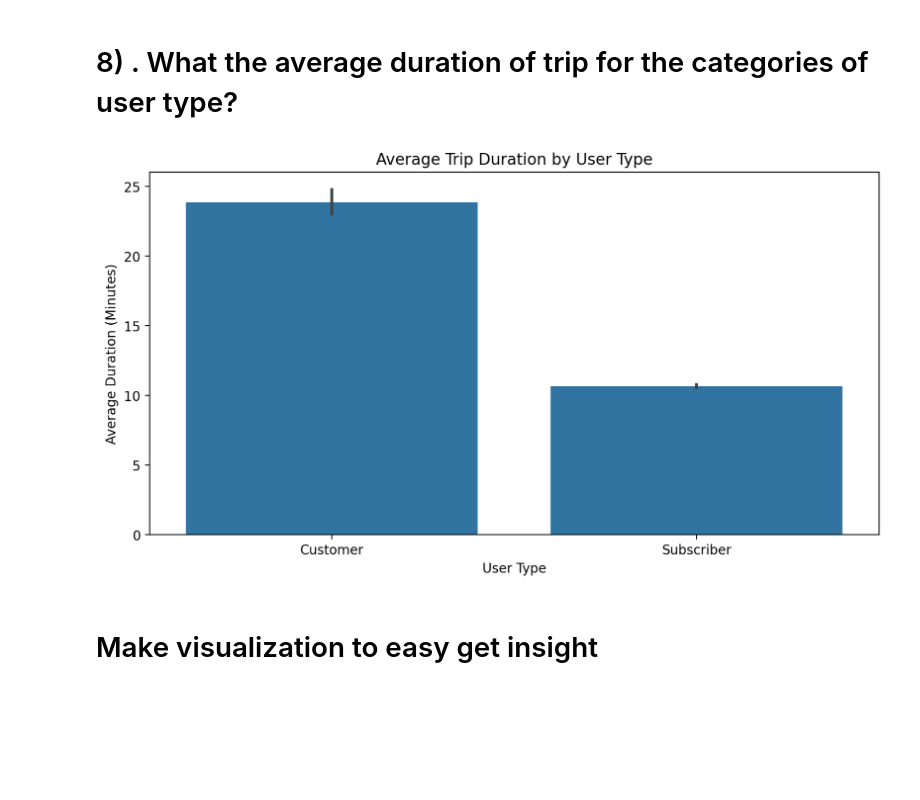
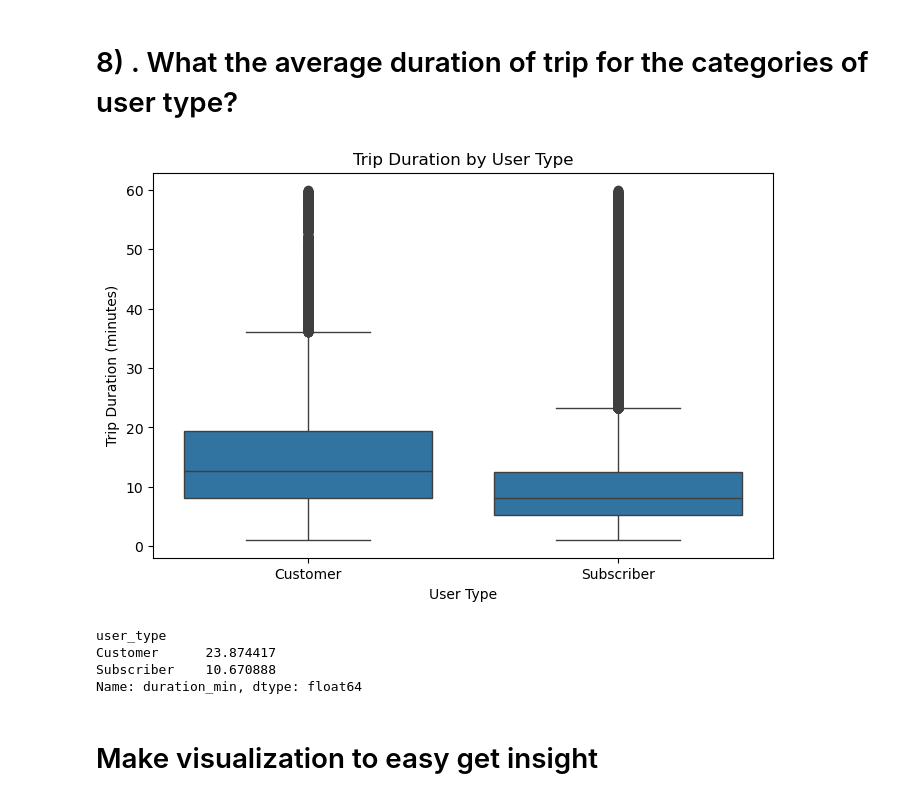
Before and after one commit to basmala-ai-engineer/DEPI-Projects, a Jupyter notebook: DEPI-Projects/Data_preprocessing/Phase_1/datasciece-Final-Project-Basmala_Magdy.ipynb, the cells around one changed output. Drawn from its saved outputs; the diff is of its cells as text; code cells hidden in the pictures; blank space fills up the shorter version.

```diff
--- a/DEPI-Projects/Data_preprocessing/Phase_1/datasciece-Final-Project-Basmala_Magdy.ipynb
+++ b/DEPI-Projects/Data_preprocessing/Phase_1/datasciece-Final-Project-Basmala_Magdy.ipynb
@@ -330,6 +335,6 @@ dtype: int64
 
 for col in df.columns:
     if df[col].dtype in ['float64', 'int64']:
-        df[col].fillna(df[col].mean(), inplace=True)
+        df[col] = df[col].fillna(df[col].mean())
     else:
-        df[col].fillna(df[col].mode()[0], inplace=True)
+        df[col] = df[col].fillna(df[col].mode()[0])
@@ -393,7 +385,13 @@ print(df['member_gender'].head(15))
 Name: member_gender, dtype: object
 # %%
 # fill  dataset with missing values.
-df['member_gender'].fillna('Other', inplace=True)
+import numpy as np
+
+other_mask = df['member_gender'] == 'Other'
+df.loc[other_mask, 'member_gender'] = np.random.choice(
+    ['Male', 'Female'],
+    size=other_mask.sum()
+)
 # %%
 # print(gbf.member_gender.head(15))
 print(df['member_gender'].head(15))
@@ -694,14 +692,22 @@ Now let's investigate relationships between pairs of variables in our data.
 # <a id="8"> 8) . What the average duration of trip for the categories of user type?</a>
 # %%
 # Distribution of Age by user types
-plt.figure(figsize=(10, 5), dpi=200)
-sns.barplot(data=df, x='user_type', y='duration_min', estimator=lambda x: sum(x) / len(x))
+plt.figure(figsize = (8,5), dpi = 100)
+
+sb.boxplot(data=df[df['duration_min'] <= 60], x='user_type', y='duration_min', color=sb.color_palette()[0])
+
 plt.xlabel('User Type')
-plt.ylabel('Average Duration (Minutes)')
-plt.title('Average Trip Duration by User Type')
+plt.ylabel('Trip Duration (minutes)')
+plt.title('Trip Duration by User Type')
 plt.show()
+
+df.groupby('user_type', observed=True)['duration_min'].mean()
 # %% [output]
-[figure, old version]
+[figure, new version]
+user_type
+Customer      23.874417
+Subscriber    10.670888
+Name: duration_min, dtype: float64
 # %% [markdown]
 # Make visualization to easy get insight
 # %% [markdown]
```
Also changed, not shown: parts of 7 cells of this notebook.
